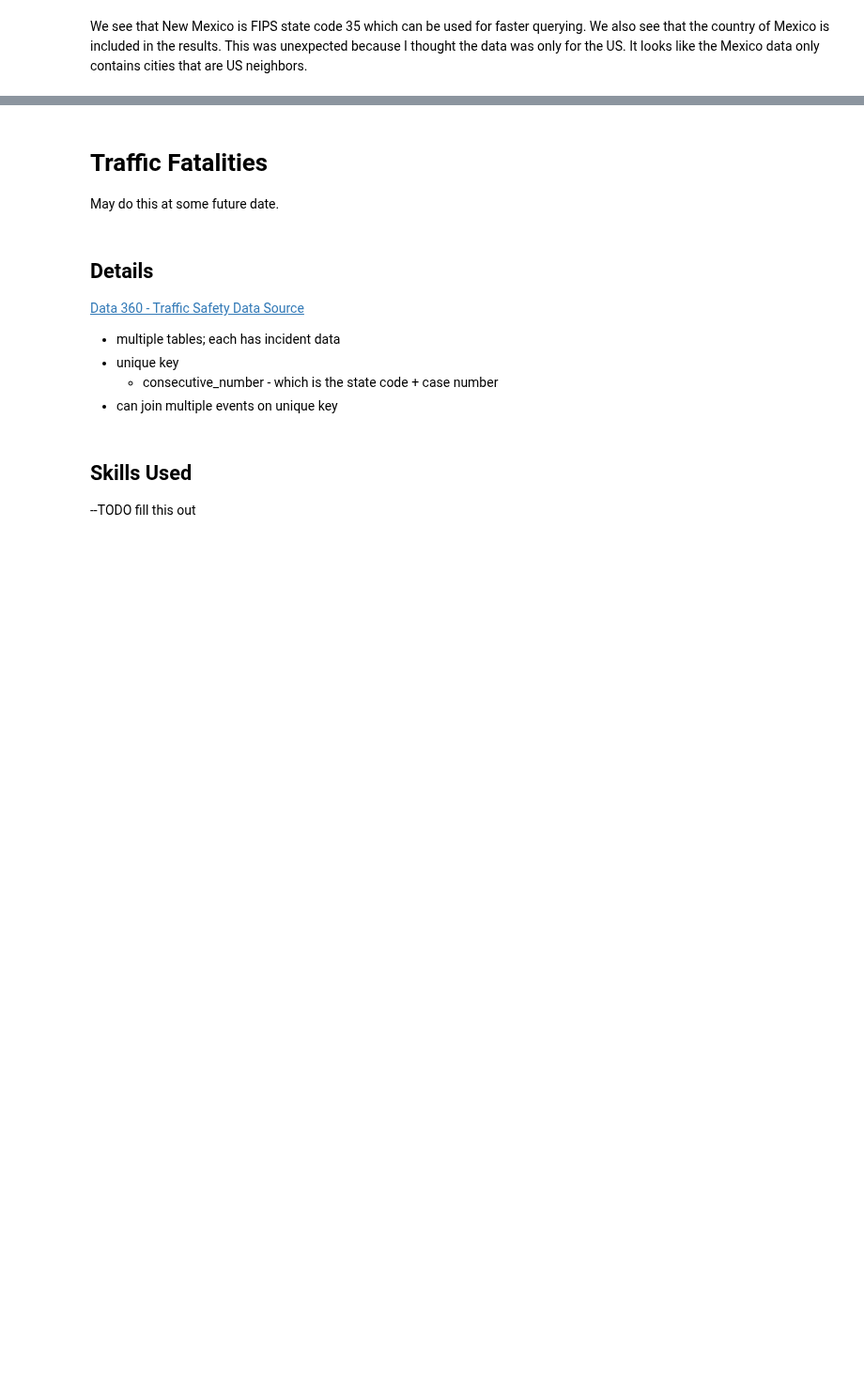
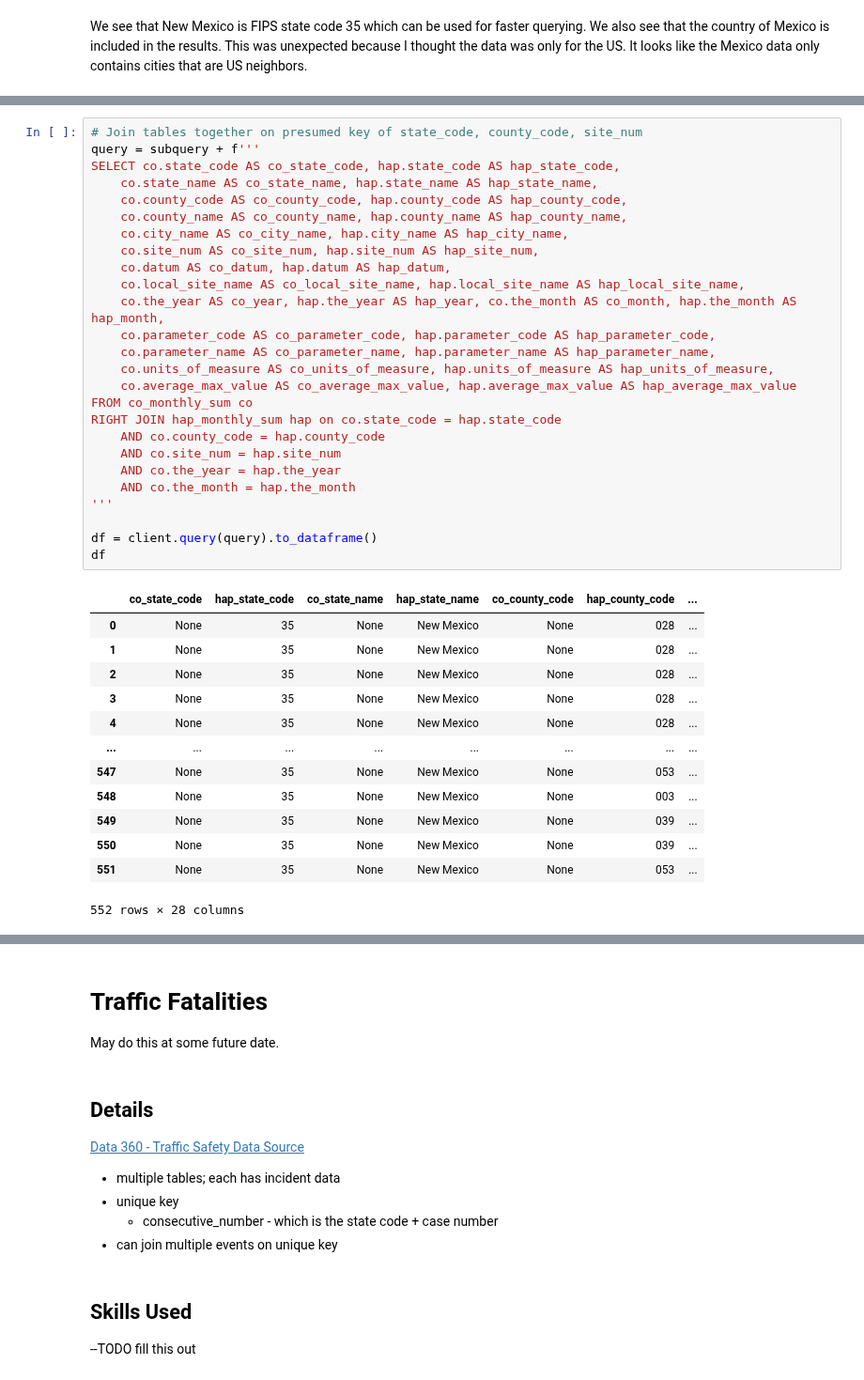
Before and after one commit to cfcastillo/DS-6-Notebooks, a Jupyter notebook: Project_5_Notebook_cfc.ipynb, the cells around one changed output, grey strips where cells are left out. Shown at 94% size. Drawn from its saved outputs; the diff is of its cells as text; blank space fills up the shorter version.

```diff
--- a/Project_5_Notebook_cfc.ipynb
+++ b/Project_5_Notebook_cfc.ipynb
@@ -583,0 +656,40 @@ We see that New Mexico is FIPS state code 35 which can be used for faster queryi
+# %%
+# Join tables together on presumed key of state_code, county_code, site_num
+query = subquery + f'''
+SELECT co.state_code AS co_state_code, hap.state_code AS hap_state_code,
+    co.state_name AS co_state_name, hap.state_name AS hap_state_name,
+    co.county_code AS co_county_code, hap.county_code AS hap_county_code,
+    co.county_name AS co_county_name, hap.county_name AS hap_county_name,
+    co.city_name AS co_city_name, hap.city_name AS hap_city_name,
+    co.site_num AS co_site_num, hap.site_num AS hap_site_num,
+    co.datum AS co_datum, hap.datum AS hap_datum,
+    co.local_site_name AS co_local_site_name, hap.local_site_name AS hap_local_site_name,
+    co.the_year AS co_year, hap.the_year AS hap_year, co.the_month AS co_month, hap.the_month AS hap_month,
+    co.parameter_code AS co_parameter_code, hap.parameter_code AS hap_parameter_code,
+    co.parameter_name AS co_parameter_name, hap.parameter_name AS hap_parameter_name,
+    co.units_of_measure AS co_units_of_measure, hap.units_of_measure AS hap_units_of_measure,
+    co.average_max_value AS co_average_max_value, hap.average_max_value AS hap_average_max_value
+FROM co_monthly_sum co
+RIGHT JOIN hap_monthly_sum hap on co.state_code = hap.state_code
+    AND co.county_code = hap.county_code
+    AND co.site_num = hap.site_num
+    AND co.the_year = hap.the_year
+    AND co.the_month = hap.the_month
+'''
+
+df = client.query(query).to_dataframe()
+df
+# %% [output]
+|  | co_state_code | hap_state_code | co_state_name | hap_state_name | co_county_code | hap_county_code | ... |
+| 0 | None | 35 | None | New Mexico | None | 028 | ... |
+| 1 | None | 35 | None | New Mexico | None | 028 | ... |
+| 2 | None | 35 | None | New Mexico | None | 028 | ... |
+| 3 | None | 35 | None | New Mexico | None | 028 | ... |
+| 4 | None | 35 | None | New Mexico | None | 028 | ... |
+| ... | ... | ... | ... | ... | ... | ... | ... |
+| 547 | None | 35 | None | New Mexico | None | 053 | ... |
+| 548 | None | 35 | None | New Mexico | None | 003 | ... |
+| 549 | None | 35 | None | New Mexico | None | 039 | ... |
+| 550 | None | 35 | None | New Mexico | None | 039 | ... |
+| 551 | None | 35 | None | New Mexico | None | 053 | ... |
+552 rows × 28 columns
```
Also changed, not shown: parts of 28 cells of this notebook.
